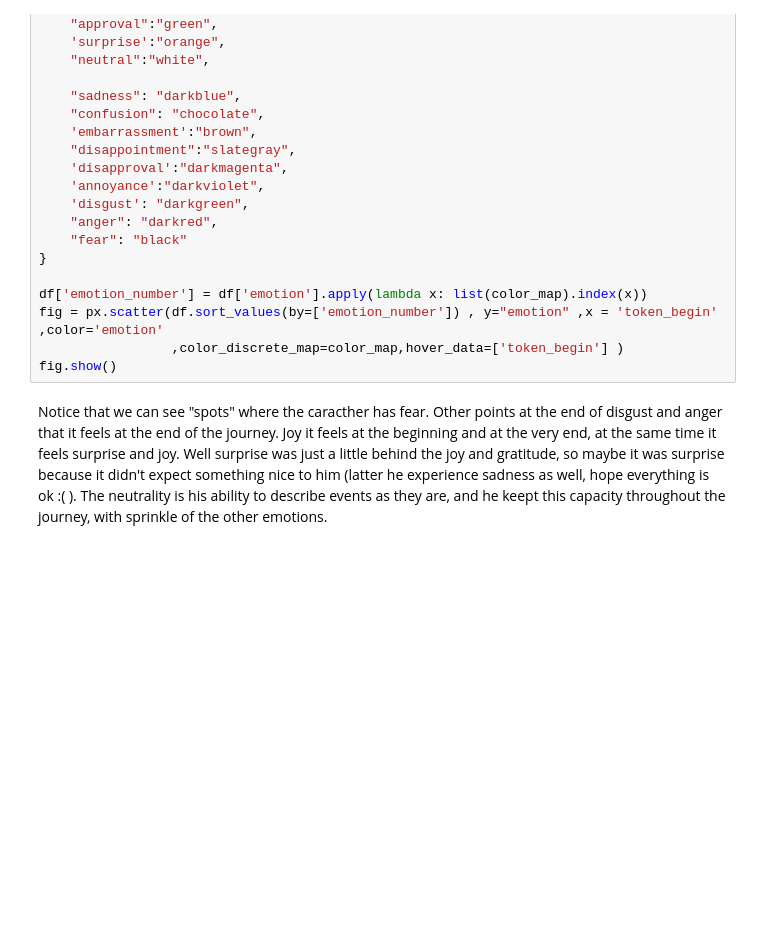
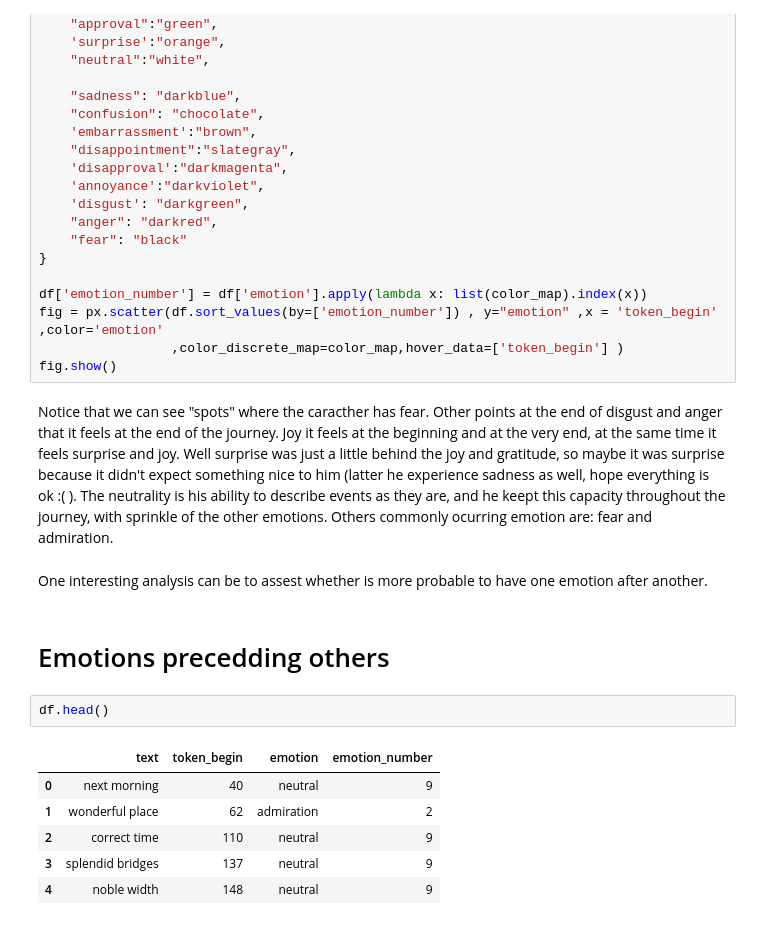
Before and after one commit to robertofuentesr/Useful_python_functions_ML, a Jupyter notebook: (11) Text Analysis/(3) NLP in action, analyzing Dracula.ipynb, the cells around one changed output. Cells and saved outputs as stored; diff of their text form; blank space fills up the shorter version.

```diff
--- a/(11) Text Analysis/(3) NLP in action, analyzing Dracula.ipynb
+++ b/(11) Text Analysis/(3) NLP in action, analyzing Dracula.ipynb
@@ -185,4 +185,17 @@ fig = px.scatter(df.sort_values(by=['emotion_number']) , y="emotion" ,x = 'token
                  ,color_discrete_map=color_map,hover_data=['token_begin'] )
 fig.show()
 # %% [markdown]
-Notice that we can see "spots" where the caracther has fear. Other points at the end of disgust and anger that it feels at the end of the journey. Joy it feels at the beginning and at the very end, at the same time it feels surprise and joy. Well surprise was just a little behind the joy and gratitude, so maybe it was surprise because it didn't expect something nice to him (latter he experience sadness as well, hope everything is ok :( ). The neutrality is his ability to describe events as they are, and he keept this capacity throughout the journey, with sprinkle of the other emotions.
+Notice that we can see "spots" where the caracther has fear. Other points at the end of disgust and anger that it feels at the end of the journey. Joy it feels at the beginning and at the very end, at the same time it feels surprise and joy. Well surprise was just a little behind the joy and gratitude, so maybe it was surprise because it didn't expect something nice to him (latter he experience sadness as well, hope everything is ok :( ). The neutrality is his ability to describe events as they are, and he keept this capacity throughout the journey, with sprinkle of the other emotions. Others commonly ocurring emotion are: fear and admiration.
+# %% [markdown]
+One interesting analysis can be to assest whether is more probable to have one emotion after another.
+# %% [markdown]
+# Emotions precedding others
+# %%
+df.head()
+# %% [output]
+|  | text | token_begin | emotion | emotion_number |
+| 0 | next morning | 40 | neutral | 9 |
+| 1 | wonderful place | 62 | admiration | 2 |
+| 2 | correct time | 110 | neutral | 9 |
+| 3 | splendid bridges | 137 | neutral | 9 |
+| 4 | noble width | 148 | neutral | 9 |
```
Also changed, not shown: parts of 8 cells of this notebook.
